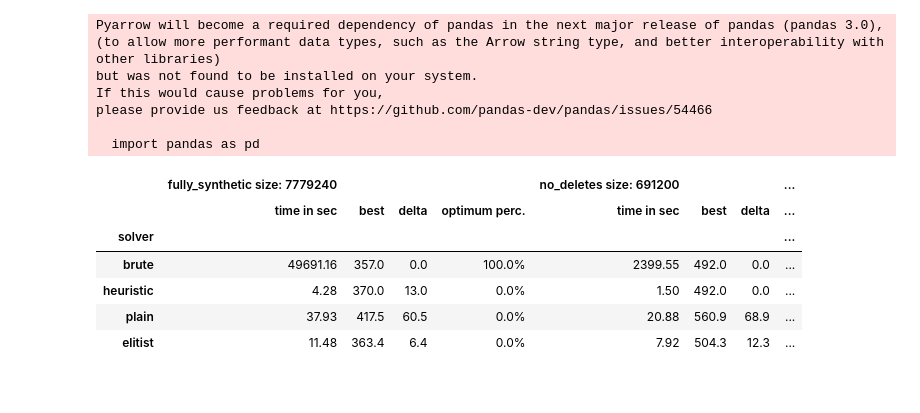
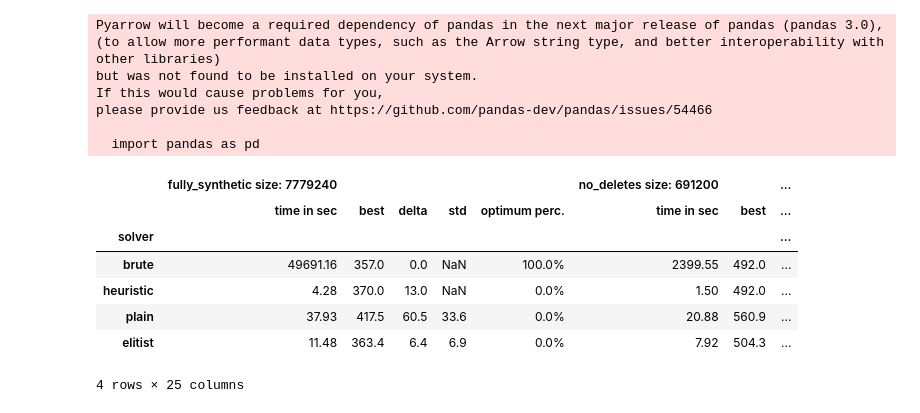
Before and after one commit to Schlixmann/RA-RPST-Allocation, a Jupyter notebook: plots.ipynb, the cells around one changed output. Cells and saved outputs as stored; diff of their text form; code cells hidden in the pictures.

```diff
--- a/plots.ipynb
+++ b/plots.ipynb
@@ -307,50 +307,56 @@ for folder in folders:
                 df["optimum"] = df["optimum"] / len(data["best_final"])
 
                 # calculate mean delta to brute solution:
+                std = pd.DataFrame([v - brute_df.loc[0, "best"]  for v in  data["best_final"]]).std().round(1)
                 delta = pd.DataFrame([v - brute_df.loc[0, "best"]  for v in  data["best_final"]]).mean()
                 df["delta"] = delta[0]
+                df["std"] = std[0]
+
 
             else:
                 data = {key: value for key, value in data.items() if key in {"solver", "time", "best"}}
                 df = pd.DataFrame(data)
                 delta = data["best"] - brute_df.loc[0,"best"]
                 df["delta"] = delta
+                df["std"] = np.nan
                 df["optimum"] = (df['best'] == brute_df.loc[0, "best"]).astype(int)
                 df["optimum"] = df["optimum"] / len(data["best"])
+
 
             df["time"] = df["time"].round(2)
             # Append the DataFrame to the list
             dfs.append(df)
 
     # Concatenate all DataFrames in the list into one DataFrame
-    combined_df = pd.concat(dfs, ignore_index=True).fillna(0.0)
+    combined_df = pd.concat(dfs, ignore_index=True)
     combined_df["optimum"] = (combined_df["optimum"]*100).round(0).astype(str) + "%"
 
     # Set the "solver" column as the index
     combined_df.set_index('solver', inplace=True)
 
     # Reindex the DataFrame with the specified order
     desired_order = ['brute', 'heuristic', 'plain', 'elitist']
     combined_df = combined_df.reindex(desired_order)
     #combined_df = combined_df.add_suffix("_" + folder)
     combined_df.columns = pd.MultiIndex.from_product([[folder + " size: " + str(size) ], combined_df.columns])
 
     folder_combined_dfs.append(combined_df)
 
 
 
 # Concatenate the DataFrames
 combined_df = pd.concat(folder_combined_dfs, axis=1)
 combined_df.rename(columns={"time":"time in sec", "optimum" : "optimum perc."}, inplace=True)
 
 
 # Display the combined DataFrame
 combined_df
 # %% [output]
-|  | fully_synthetic size: 7779240 |  |  |  | no_deletes size: 691200 |  |  | ... |
-|  | time in sec | best | delta | optimum perc. | time in sec | best | delta | ... |
+|  | fully_synthetic size: 7779240 |  |  |  |  | no_deletes size: 691200 |  | ... |
+|  | time in sec | best | delta | std | optimum perc. | time in sec | best | ... |
 | solver |  |  |  |  |  |  |  | ... |
-| brute | 49691.16 | 357.0 | 0.0 | 100.0% | 2399.55 | 492.0 | 0.0 | ... |
-| heuristic | 4.28 | 370.0 | 13.0 | 0.0% | 1.50 | 492.0 | 0.0 | ... |
-| plain | 37.93 | 417.5 | 60.5 | 0.0% | 20.88 | 560.9 | 68.9 | ... |
-| elitist | 11.48 | 363.4 | 6.4 | 0.0% | 7.92 | 504.3 | 12.3 | ... |
+| brute | 49691.16 | 357.0 | 0.0 | NaN | 100.0% | 2399.55 | 492.0 | ... |
+| heuristic | 4.28 | 370.0 | 13.0 | NaN | 0.0% | 1.50 | 492.0 | ... |
+| plain | 37.93 | 417.5 | 60.5 | 33.6 | 0.0% | 20.88 | 560.9 | ... |
+| elitist | 11.48 | 363.4 | 6.4 | 6.9 | 0.0% | 7.92 | 504.3 | ... |
+4 rows × 25 columns
```
Also changed, not shown: parts of 2 cells of this notebook, 17 other files.
